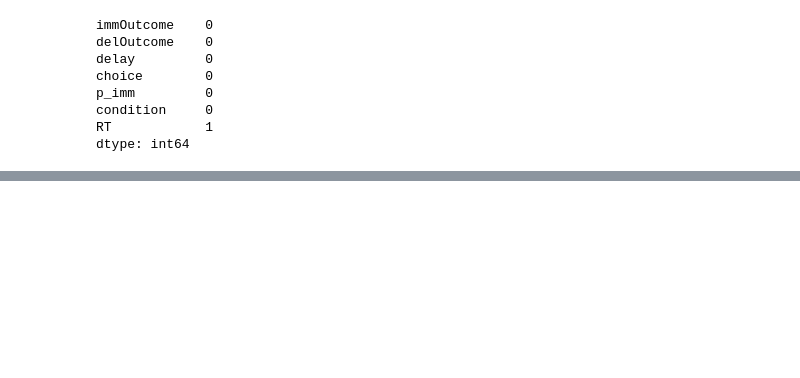
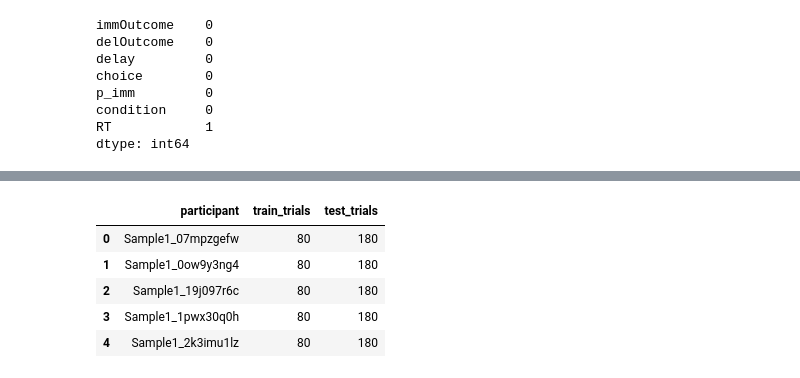
Before and after one commit to Aarohi29/ICCS2026_Final_Project, a Jupyter notebook: notebooks/01_Data_Exploration.ipynb, the cells around one changed output, grey strips where cells are left out. Saved outputs shown, nothing was run; the diff lists cells and outputs as text; code cells hidden in the pictures; blank space fills up the shorter version.

```diff
--- a/notebooks/01_Data_Exploration.ipynb
+++ b/notebooks/01_Data_Exploration.ipynb
@@ -153,0 +245,17 @@ dtype: int64
+# %%
+summary = []
+for pid, data in participants.items():
+    summary.append({
+        "participant": pid,
+        "train_trials": len(data["train"]),
+        "test_trials": len(data["test"])
+    })
+summary_df = pd.DataFrame(summary)
+summary_df.head()
+# %% [output]
+|  | participant | train_trials | test_trials |
+| 0 | Sample1_07mpzgefw | 80 | 180 |
+| 1 | Sample1_0ow9y3ng4 | 80 | 180 |
+| 2 | Sample1_19j097r6c | 80 | 180 |
+| 3 | Sample1_1pwx30q0h | 80 | 180 |
+| 4 | Sample1_2k3imu1lz | 80 | 180 |
```
Also changed, not shown: parts of 29 cells of this notebook, 11 other files.
